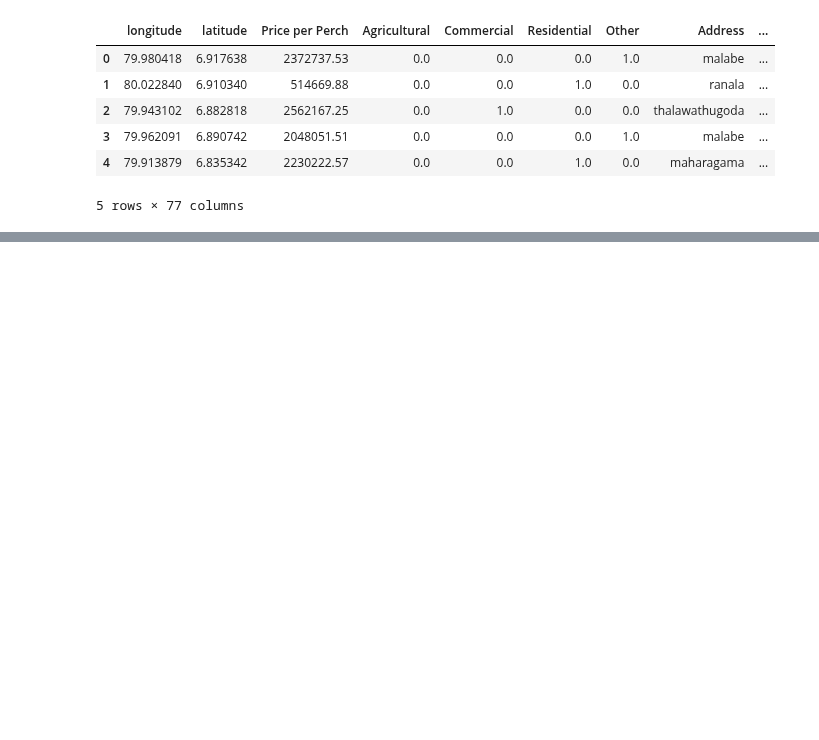
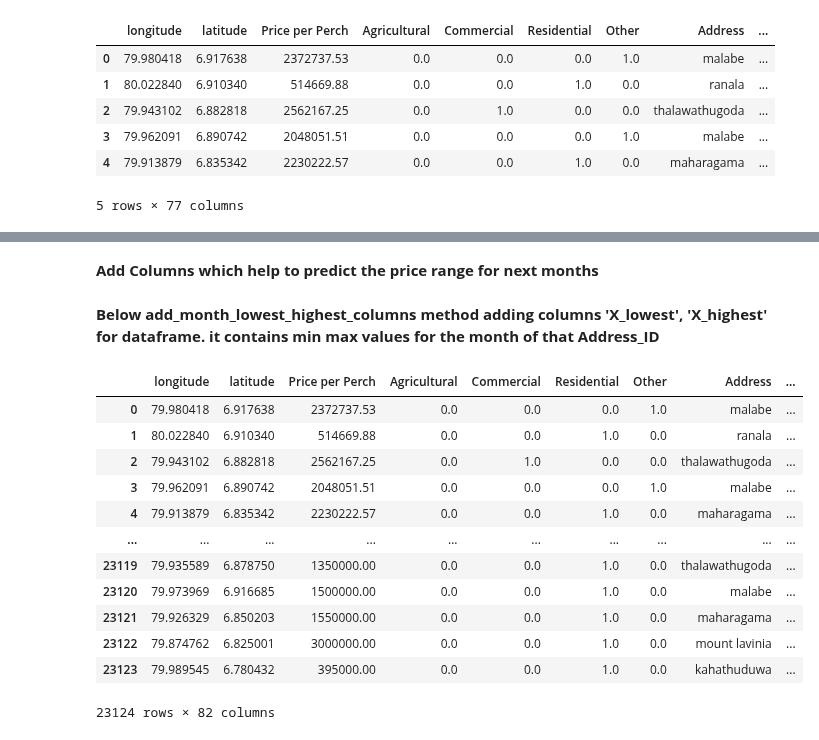
Before and after one commit to movindugunarathna/LandPulse-ML, a Jupyter notebook: model/part_4.ipynb, the cells around one changed output, grey strips where cells are left out. Drawn from its saved outputs; the diff is of its cells as text; code cells hidden in the pictures; blank space fills up the shorter version.

```diff
--- a/model/part_4.ipynb
+++ b/model/part_4.ipynb
@@ -181,0 +221,7 @@ df3.head()
+# %%
+df3['Posted_Date_new'] = df3['Posted_Date_new'].apply(convertToDate)
+min_date = df3['Posted_Date_new'].min()
+print(min_date)
+
+df3['date_from'] = df3['Posted_Date_new'].apply(lambda x: addDateCount(x, min_date))
+df3.head()
@@ -181,0 +237,56 @@ df3.head()
+# %% [markdown]
+**Add Columns which help to predict the price range for next months**
+# %% [markdown]
+**Below add_month_lowest_highest_columns method adding columns 'X_lowest', 'X_highest' for dataframe. it contains min max values for the month of that Address_ID**
+# %%
+import pandas as pd
+
+def add_month_lowest_highest_columns(df):
+    # Convert Posted_Date_new to datetime with dayfirst=True
+    df['Date_new'] = pd.to_datetime(df['Posted_Date_new'], format='%m/%d/%Y', dayfirst=True)
+
+    # Extract month from Posted_Date_new
+    df['Month'] = df['Date_new'].dt.to_period('M')
+
+    # Step 1: Group by Address_ID and Month
+    grouped_address = df.groupby(['Address_ID', 'Month'])
+
+    # Step 2: For each group, find the min and max values
+    result = grouped_address.agg({'Price per Perch': ['min', 'max']}).reset_index()
+
+    # Rename the columns to month_lowest and month_highest
+    result.columns = ['Address_ID', 'Month', 'min', 'max']
+
+    # Step 3: Merge the result DataFrame back to the original DataFrame
+    df = pd.merge(df, result, on=['Address_ID', 'Month'], how='left')
+
+    # Create a new column for the next month
+    df['Next_Month'] = df['Month'].apply(lambda x: x + 1)
+
+    # Step 4: Merge the result DataFrame for the next month back to the original DataFrame
+    df = pd.merge(df, result, left_on=['Address_ID', 'Next_Month'], right_on=['Address_ID', 'Month'],
+                  suffixes=('_current', '_next'), how='left')
+
+    # Drop the Next_Month column if not needed
+    df.drop(['Next_Month'], axis=1, inplace=True)
+
+    return df
+# %%
+df3 = add_month_lowest_highest_columns(df3)
+# %%
+df3.drop(['Month_next', 'Month_current', 'Date_new'], axis='columns', inplace=True)
+df3
+# %% [output]
+|  | longitude | latitude | Price per Perch | Agricultural | Commercial | Residential | Other | Address | ... |
+| 0 | 79.980418 | 6.917638 | 2372737.53 | 0.0 | 0.0 | 0.0 | 1.0 | malabe | ... |
+| 1 | 80.022840 | 6.910340 | 514669.88 | 0.0 | 0.0 | 1.0 | 0.0 | ranala | ... |
+| 2 | 79.943102 | 6.882818 | 2562167.25 | 0.0 | 1.0 | 0.0 | 0.0 | thalawathugoda | ... |
+| 3 | 79.962091 | 6.890742 | 2048051.51 | 0.0 | 0.0 | 0.0 | 1.0 | malabe | ... |
+| 4 | 79.913879 | 6.835342 | 2230222.57 | 0.0 | 0.0 | 1.0 | 0.0 | maharagama | ... |
+| ... | ... | ... | ... | ... | ... | ... | ... | ... | ... |
+| 23119 | 79.935589 | 6.878750 | 1350000.00 | 0.0 | 0.0 | 1.0 | 0.0 | thalawathugoda | ... |
+| 23120 | 79.973969 | 6.916685 | 1500000.00 | 0.0 | 0.0 | 1.0 | 0.0 | malabe | ... |
+| 23121 | 79.926329 | 6.850203 | 1550000.00 | 0.0 | 0.0 | 1.0 | 0.0 | maharagama | ... |
+| 23122 | 79.874762 | 6.825001 | 3000000.00 | 0.0 | 0.0 | 1.0 | 0.0 | mount lavinia | ... |
+| 23123 | 79.989545 | 6.780432 | 395000.00 | 0.0 | 0.0 | 1.0 | 0.0 | kahathuduwa | ... |
+23124 rows × 82 columns
```
Also changed, not shown: parts of 7 cells of this notebook.
